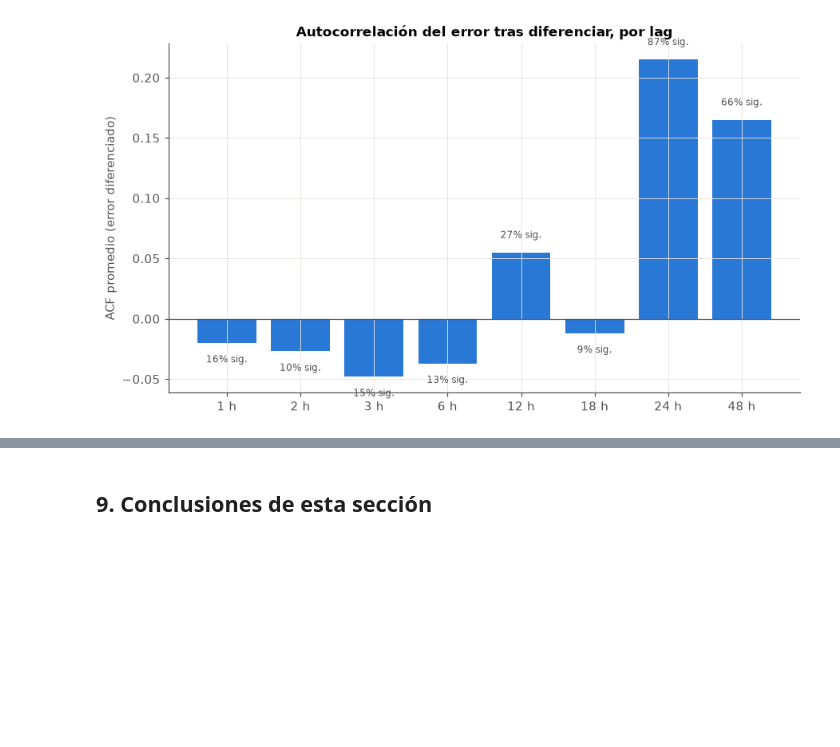
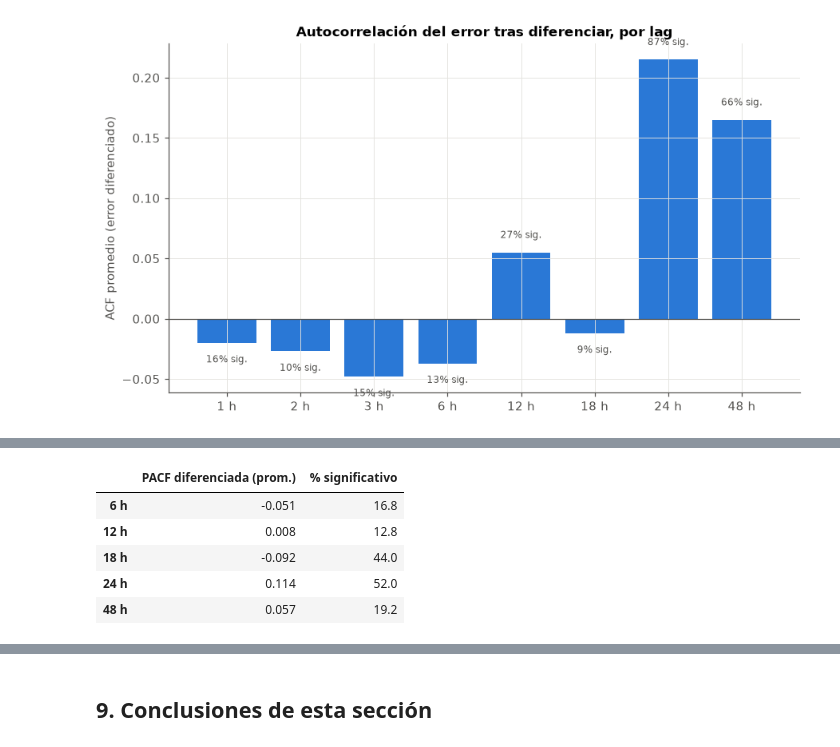
Before and after one commit to franconieto3/TPI_Taller_analisis_de_datos, a Jupyter notebook: TP3/notebooks/3_analisis_temporal.ipynb, the cells around one changed output, grey strips where cells are left out. Saved outputs shown, nothing was run; the diff lists cells and outputs as text; code cells hidden in the pictures; blank space fills up the shorter version.

```diff
--- a/TP3/notebooks/3_analisis_temporal.ipynb
+++ b/TP3/notebooks/3_analisis_temporal.ipynb
@@ -700,0 +713,34 @@ plt.show()
+# %%
+from statsmodels.tsa.stattools import pacf as pacf_statsmodels
+
+LAGS_PACF = [6, 12, 18, 24, 48]
+
+filas_pacf_cohorte_error = []
+for sid in candidatas_error.index:
+    tramo = panel_error[panel_error['station_id'] == sid].sort_values('target_hour_utc').set_index('target_hour_utc')['error_temp_c']
+    if tramo.isna().any():
+        continue
+    tramo_diff = tramo.diff().dropna()
+    n = len(tramo_diff)
+    umbral_sig = 1.96 / np.sqrt(n)
+    pacf_vals = pacf_statsmodels(tramo_diff, nlags=max(LAGS_PACF), method='ywm')
+    fila = {'station_id': sid}
+    for lag in LAGS_PACF:
+        fila[f'pacf_h{lag}'] = pacf_vals[lag]
+        fila[f'pacf_h{lag}_sig'] = abs(pacf_vals[lag]) > umbral_sig
+    filas_pacf_cohorte_error.append(fila)
+
+tabla_pacf_cohorte_error = pd.DataFrame(filas_pacf_cohorte_error)
+
+resumen_pacf_error = pd.DataFrame({
+    'PACF diferenciada (prom.)': [tabla_pacf_cohorte_error[f'pacf_h{l}'].mean() for l in LAGS_PACF],
+    '% significativo': [tabla_pacf_cohorte_error[f'pacf_h{l}_sig'].mean() * 100 for l in LAGS_PACF],
+}, index=[f'{l} h' for l in LAGS_PACF]).round(3)
+resumen_pacf_error
+# %% [output]
+|  | PACF diferenciada (prom.) | % significativo |
+| 6 h | -0.051 | 16.8 |
+| 12 h | 0.008 | 12.8 |
+| 18 h | -0.092 | 44.0 |
+| 24 h | 0.114 | 52.0 |
+| 48 h | 0.057 | 19.2 |
```
Also changed, not shown: parts of 9 cells of this notebook, 1 other file.
